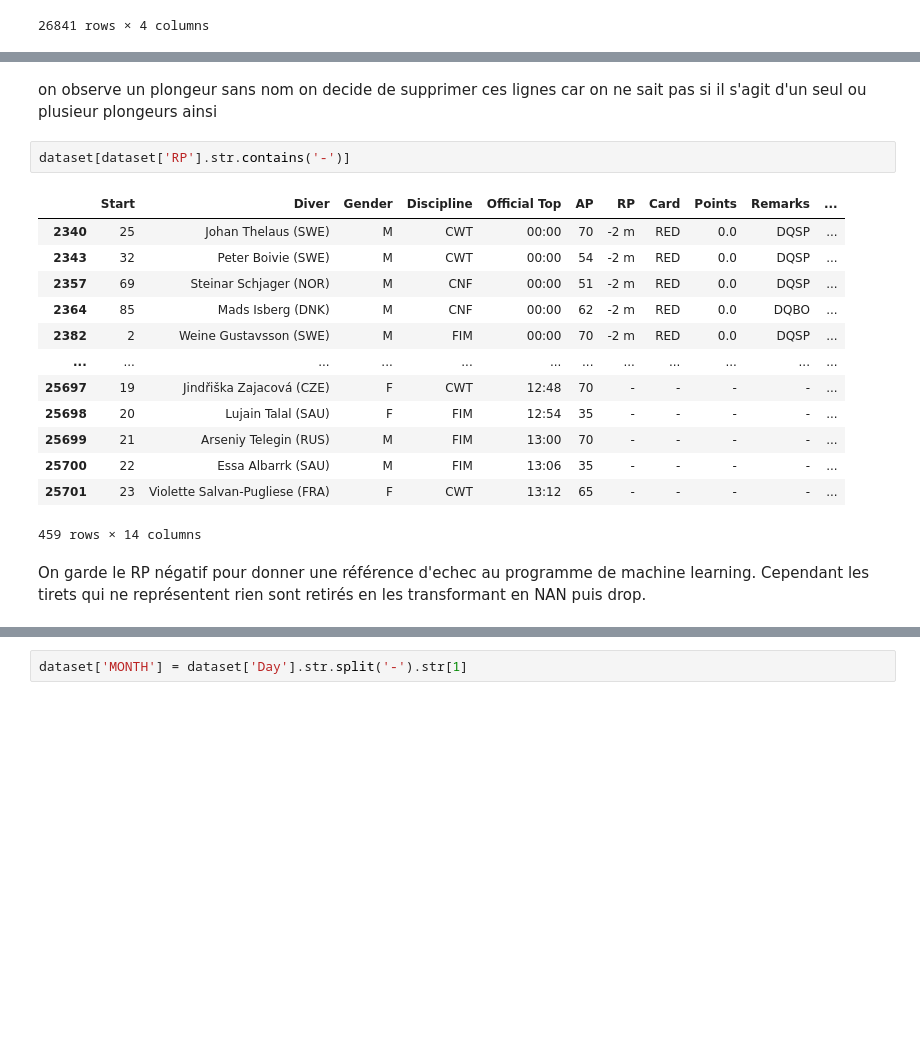
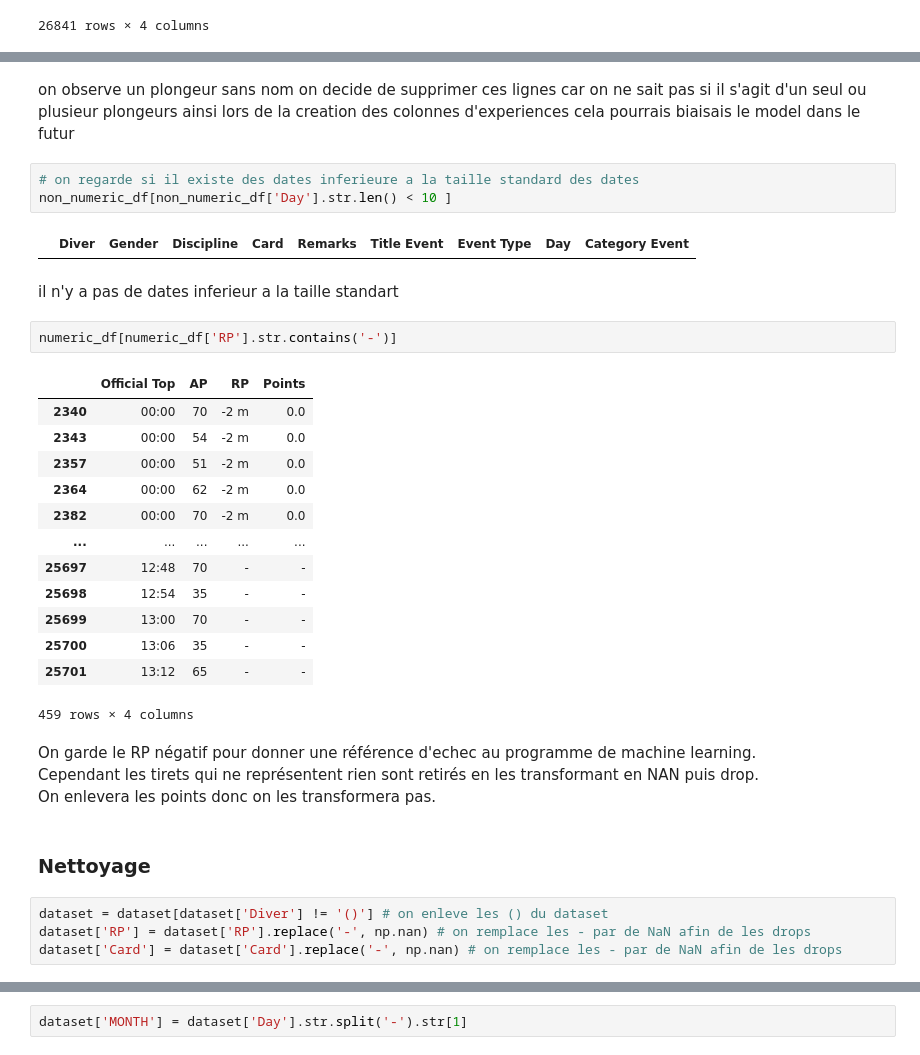
Before and after one commit to Todin13/Projet_semmestre_3_machine_learning, a Jupyter notebook: Analyse_dataset.ipynb, the cells around one changed output, grey strips where cells are left out. Cells and saved outputs as stored; diff of their text form; blank space fills up the shorter version.

```diff
--- a/Analyse_dataset.ipynb
+++ b/Analyse_dataset.ipynb
@@ -104,21 +125,35 @@ print(f"{el for el in dataset['Diver'].unique()}")
 # %% [markdown]
-on observe un plongeur sans nom on decide de supprimer ces lignes car on ne sait pas si il s'agit d'un seul ou plusieur plongeurs ainsi
+on observe un plongeur sans nom on decide de supprimer ces lignes car on ne sait pas si il s'agit d'un seul ou plusieur plongeurs ainsi  lors de la creation des colonnes d'experiences cela pourrais biaisais le model dans le futur
+# %%
+# on regarde si il existe des dates inferieure a la taille standard des dates
+non_numeric_df[non_numeric_df['Day'].str.len() < 10 ]
+# %% [output]
+|  | Diver | Gender | Discipline | Card | Remarks | Title Event | Event Type | Day | Category Event |
+# %% [markdown]
+il n'y a pas de dates inferieur a la taille standart
 # %%
-dataset[dataset['RP'].str.contains('-')]
+numeric_df[numeric_df['RP'].str.contains('-')]
 # %% [output]
-|  | Start | Diver | Gender | Discipline | Official Top | AP | RP | Card | Points | Remarks | ... |
-| 2340 | 25 | Johan Thelaus (SWE) | M | CWT | 00:00 | 70 | -2 m | RED | 0.0 | DQSP | ... |
-| 2343 | 32 | Peter Boivie (SWE) | M | CWT | 00:00 | 54 | -2 m | RED | 0.0 | DQSP | ... |
-| 2357 | 69 | Steinar Schjager (NOR) | M | CNF | 00:00 | 51 | -2 m | RED | 0.0 | DQSP | ... |
-| 2364 | 85 | Mads Isberg (DNK) | M | CNF | 00:00 | 62 | -2 m | RED | 0.0 | DQBO | ... |
-| 2382 | 2 | Weine Gustavsson (SWE) | M | FIM | 00:00 | 70 | -2 m | RED | 0.0 | DQSP | ... |
-| ... | ... | ... | ... | ... | ... | ... | ... | ... | ... | ... | ... |
-| 25697 | 19 | Jindřiška Zajacová (CZE) | F | CWT | 12:48 | 70 | - | - | - | - | ... |
-| 25698 | 20 | Lujain Talal (SAU) | F | FIM | 12:54 | 35 | - | - | - | - | ... |
-| 25699 | 21 | Arseniy Telegin (RUS) | M | FIM | 13:00 | 70 | - | - | - | - | ... |
-| 25700 | 22 | Essa Albarrk (SAU) | M | FIM | 13:06 | 35 | - | - | - | - | ... |
-| 25701 | 23 | Violette Salvan-Pugliese (FRA) | F | CWT | 13:12 | 65 | - | - | - | - | ... |
+|  | Official Top | AP | RP | Points |
+| 2340 | 00:00 | 70 | -2 m | 0.0 |
+| 2343 | 00:00 | 54 | -2 m | 0.0 |
+| 2357 | 00:00 | 51 | -2 m | 0.0 |
+| 2364 | 00:00 | 62 | -2 m | 0.0 |
+| 2382 | 00:00 | 70 | -2 m | 0.0 |
+| ... | ... | ... | ... | ... |
+| 25697 | 12:48 | 70 | - | - |
+| 25698 | 12:54 | 35 | - | - |
+| 25699 | 13:00 | 70 | - | - |
+| 25700 | 13:06 | 35 | - | - |
+| 25701 | 13:12 | 65 | - | - |
-459 rows × 14 columns
+459 rows × 4 columns
 # %% [markdown]
-On garde le RP négatif pour donner une référence d'echec au programme de machine learning.
-Cependant les tirets qui ne représentent rien sont retirés en les transformant en NAN puis drop.
+On garde le RP négatif pour donner une référence d'echec au programme de machine learning. \
+Cependant les tirets qui ne représentent rien sont retirés en les transformant en NAN puis drop. \
+On enlevera les points donc on les transformera pas.
+# %% [markdown]
+### Nettoyage
+# %%
+dataset = dataset[dataset['Diver'] != '()'] # on enleve les () du dataset
+dataset['RP'] = dataset['RP'].replace('-', np.nan) # on remplace les - par de NaN afin de les drops
+dataset['Card'] = dataset['Card'].replace('-', np.nan) # on remplace les - par de NaN afin de les drops
```
Also changed, not shown: parts of 18 cells of this notebook.
